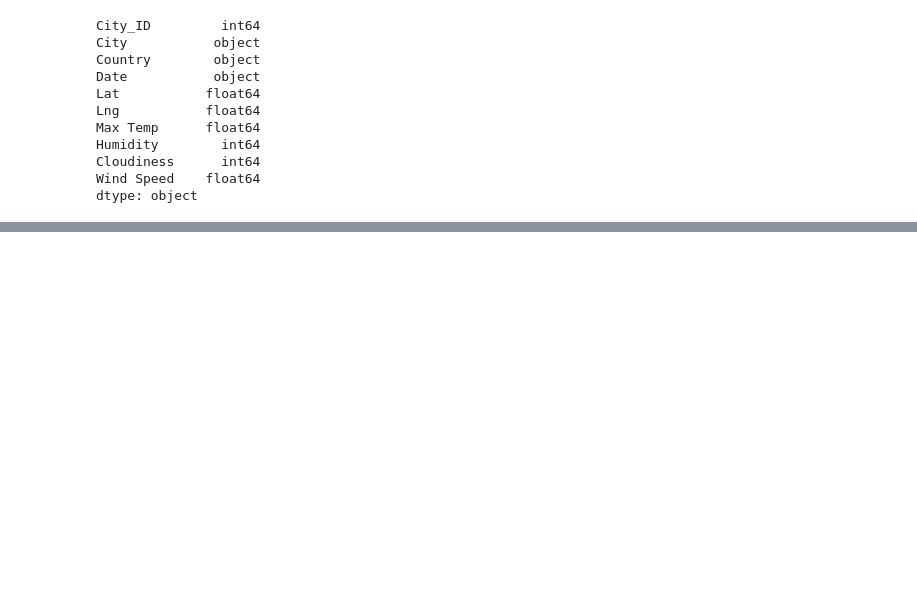
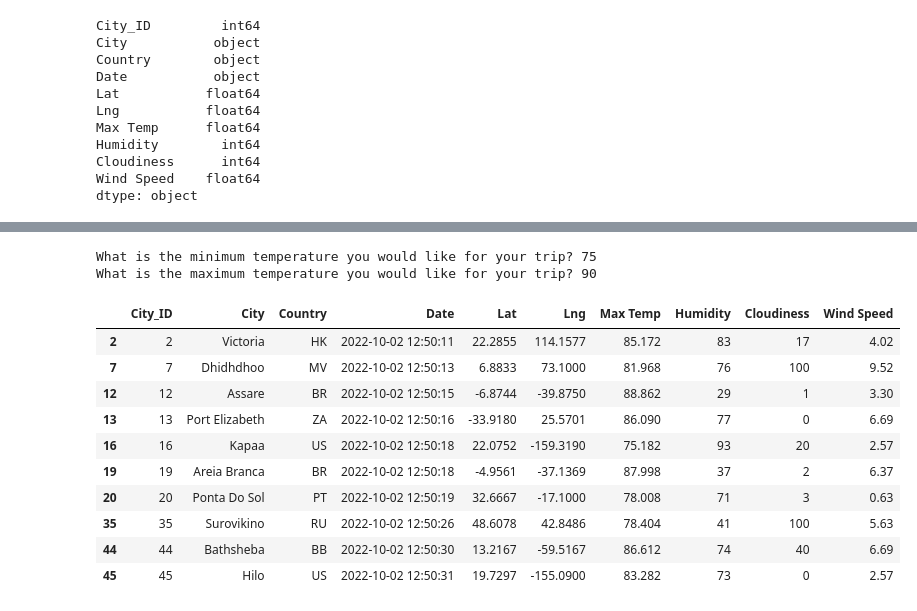
Before and after one commit to rachelc313/World_Weather_Analysis, a Jupyter notebook: VacationPy.ipynb, the cells around one changed output, grey strips where cells are left out. Cells and saved outputs as stored; diff of their text form; code cells hidden in the pictures; blank space fills up the shorter version.

Commit message:
completed module through 6.5.3 - created preferred cities dataframe

```diff
--- a/VacationPy.ipynb
+++ b/VacationPy.ipynb
@@ -65,0 +100,24 @@ fig
+# %%
+# Ask the customer to add a minimum and maximum temperature value.
+min_temp = float(input("What is the minimum temperature you would like for your trip? "))
+max_temp = float(input("What is the maximum temperature you would like for your trip? "))
+# %% [output]
+What is the minimum temperature you would like for your trip? 75
+What is the maximum temperature you would like for your trip? 90
+# %%
+# Filter the dataset to find the cities that fit the criteria.
+preferred_cities_df = city_data_df.loc[(city_data_df["Max Temp"] <= max_temp) & \
+                                       (city_data_df["Max Temp"] >= min_temp)]
+preferred_cities_df.head(10)
+# %% [output]
+|  | City_ID | City | Country | Date | Lat | Lng | Max Temp | Humidity | Cloudiness | Wind Speed |
+| 2 | 2 | Victoria | HK | 2022-10-02 12:50:11 | 22.2855 | 114.1577 | 85.172 | 83 | 17 | 4.02 |
+| 7 | 7 | Dhidhdhoo | MV | 2022-10-02 12:50:13 | 6.8833 | 73.1000 | 81.968 | 76 | 100 | 9.52 |
+| 12 | 12 | Assare | BR | 2022-10-02 12:50:15 | -6.8744 | -39.8750 | 88.862 | 29 | 1 | 3.30 |
+| 13 | 13 | Port Elizabeth | ZA | 2022-10-02 12:50:16 | -33.9180 | 25.5701 | 86.090 | 77 | 0 | 6.69 |
+| 16 | 16 | Kapaa | US | 2022-10-02 12:50:18 | 22.0752 | -159.3190 | 75.182 | 93 | 20 | 2.57 |
+| 19 | 19 | Areia Branca | BR | 2022-10-02 12:50:18 | -4.9561 | -37.1369 | 87.998 | 37 | 2 | 6.37 |
+| 20 | 20 | Ponta Do Sol | PT | 2022-10-02 12:50:19 | 32.6667 | -17.1000 | 78.008 | 71 | 3 | 0.63 |
+| 35 | 35 | Surovikino | RU | 2022-10-02 12:50:26 | 48.6078 | 42.8486 | 78.404 | 41 | 100 | 5.63 |
+| 44 | 44 | Bathsheba | BB | 2022-10-02 12:50:30 | 13.2167 | -59.5167 | 86.612 | 74 | 40 | 6.69 |
+| 45 | 45 | Hilo | US | 2022-10-02 12:50:31 | 19.7297 | -155.0900 | 83.282 | 73 | 0 | 2.57 |
```
Also changed, not shown: parts of 5 cells of this notebook.
